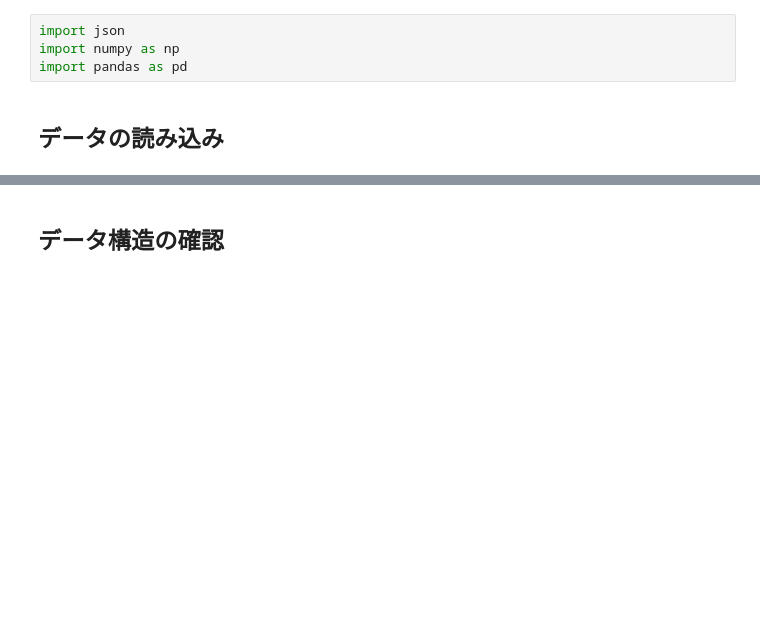
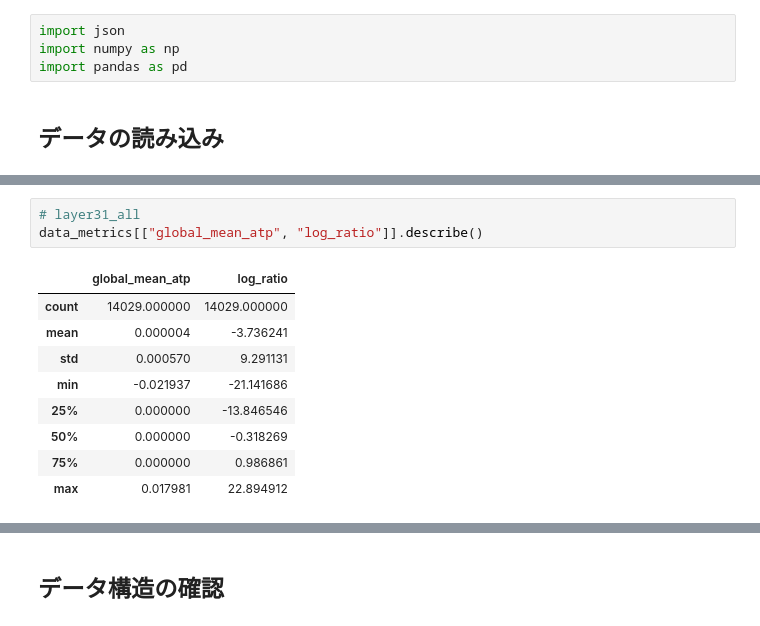
Before and after one commit to Itsuki966/sae_shap, a Jupyter notebook: attribution_patching_analysis.ipynb, the cells around one changed output, grey strips where cells are left out. Saved outputs shown, nothing was run; the diff lists cells and outputs as text; blank space fills up the shorter version.

```diff
--- a/attribution_patching_analysis.ipynb
+++ b/attribution_patching_analysis.ipynb
@@ -31,0 +42,13 @@ data_metrics.head()
+# %%
+# layer31_all
+data_metrics[["global_mean_atp", "log_ratio"]].describe()
+# %% [output]
+|  | global_mean_atp | log_ratio |
+| count | 14029.000000 | 14029.000000 |
+| mean | 0.000004 | -3.736241 |
+| std | 0.000570 | 9.291131 |
+| min | -0.021937 | -21.141686 |
+| 25% | 0.000000 | -13.846546 |
+| 50% | 0.000000 | -0.318269 |
+| 75% | 0.000000 | 0.986861 |
+| max | 0.017981 | 22.894912 |
```
Also changed, not shown: parts of 23 cells of this notebook.
